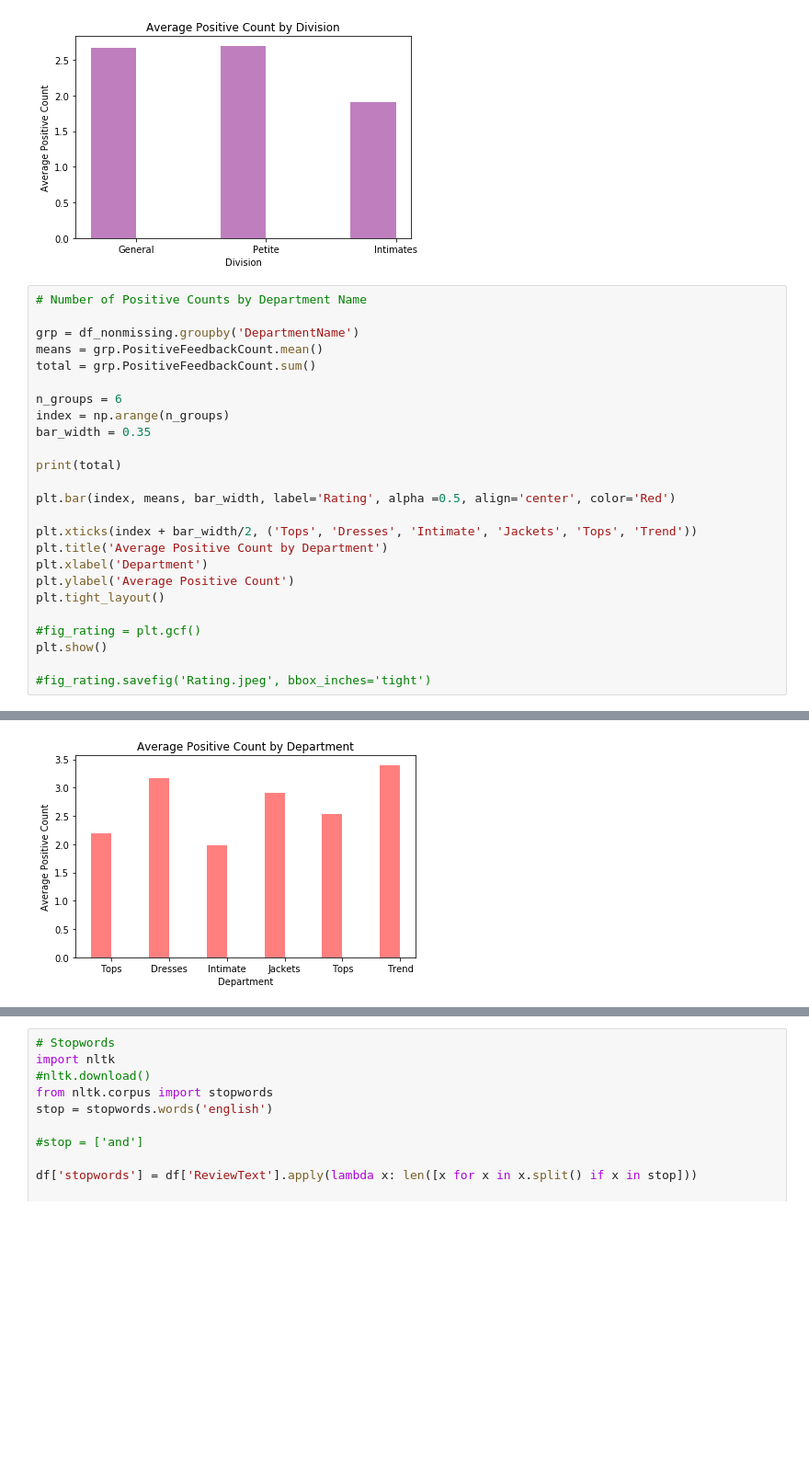
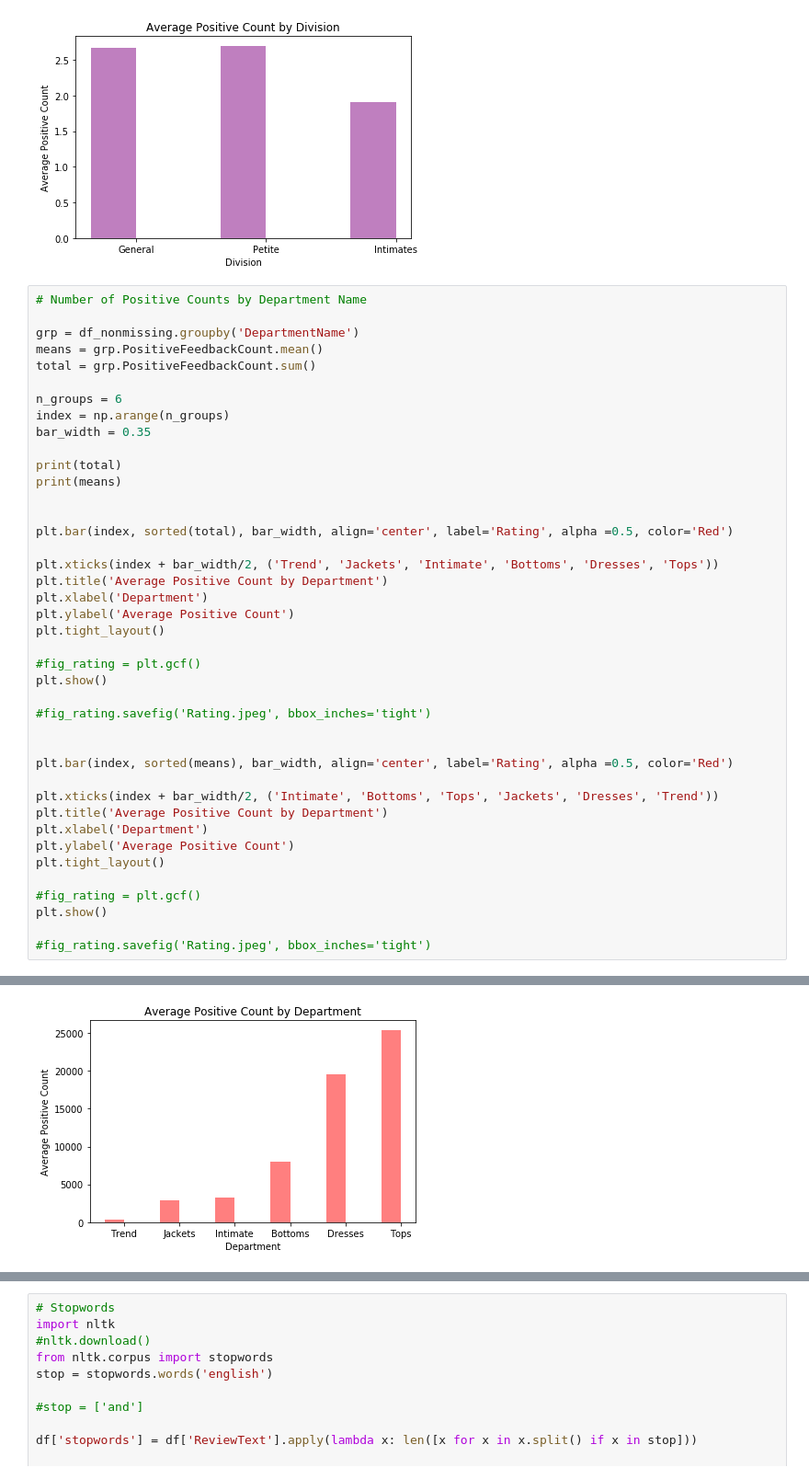
Before and after one commit to donaray/SpringBoard, a Jupyter notebook: Capstone/TextClassification/TextClassification.ipynb, the cells around one changed output, grey strips where cells are left out. Shown at 92% size. Saved outputs shown, nothing was run; the diff lists cells and outputs as text; blank space fills up the shorter version.

```diff
--- a/Capstone/TextClassification/TextClassification.ipynb
+++ b/Capstone/TextClassification/TextClassification.ipynb
@@ -313,10 +318,12 @@ index = np.arange(n_groups)
 bar_width = 0.35
 
 print(total)
+print(means)
 
-plt.bar(index, means, bar_width, label='Rating', alpha =0.5, align='center', color='Red')
 
-plt.xticks(index + bar_width/2, ('Tops', 'Dresses', 'Intimate', 'Jackets', 'Tops', 'Trend'))
+plt.bar(index, sorted(total), bar_width, align='center', label='Rating', alpha =0.5, color='Red')
+
+plt.xticks(index + bar_width/2, ('Trend', 'Jackets', 'Intimate', 'Bottoms', 'Dresses', 'Tops'))
 plt.title('Average Positive Count by Department')
 plt.xlabel('Department')
 plt.ylabel('Average Positive Count')
@@ -326,6 +333,20 @@ plt.tight_layout()
 plt.show()
 
 #fig_rating.savefig('Rating.jpeg', bbox_inches='tight')
+
+
+plt.bar(index, sorted(means), bar_width, align='center', label='Rating', alpha =0.5, color='Red')
+
+plt.xticks(index + bar_width/2, ('Intimate', 'Bottoms', 'Tops', 'Jackets', 'Dresses', 'Trend'))
+plt.title('Average Positive Count by Department')
+plt.xlabel('Department')
+plt.ylabel('Average Positive Count')
+plt.tight_layout()
+
+#fig_rating = plt.gcf()
+plt.show()
+
+#fig_rating.savefig('Rating.jpeg', bbox_inches='tight')
 # %% [output]
 DepartmentName
 Bottoms      8043
@@ -338 +367 @@ Name: PositiveFeedbackCount, dtype: int64
-[figure, old version]
+[figure, new version]
```
Also changed, not shown: parts of 25 cells of this notebook.
